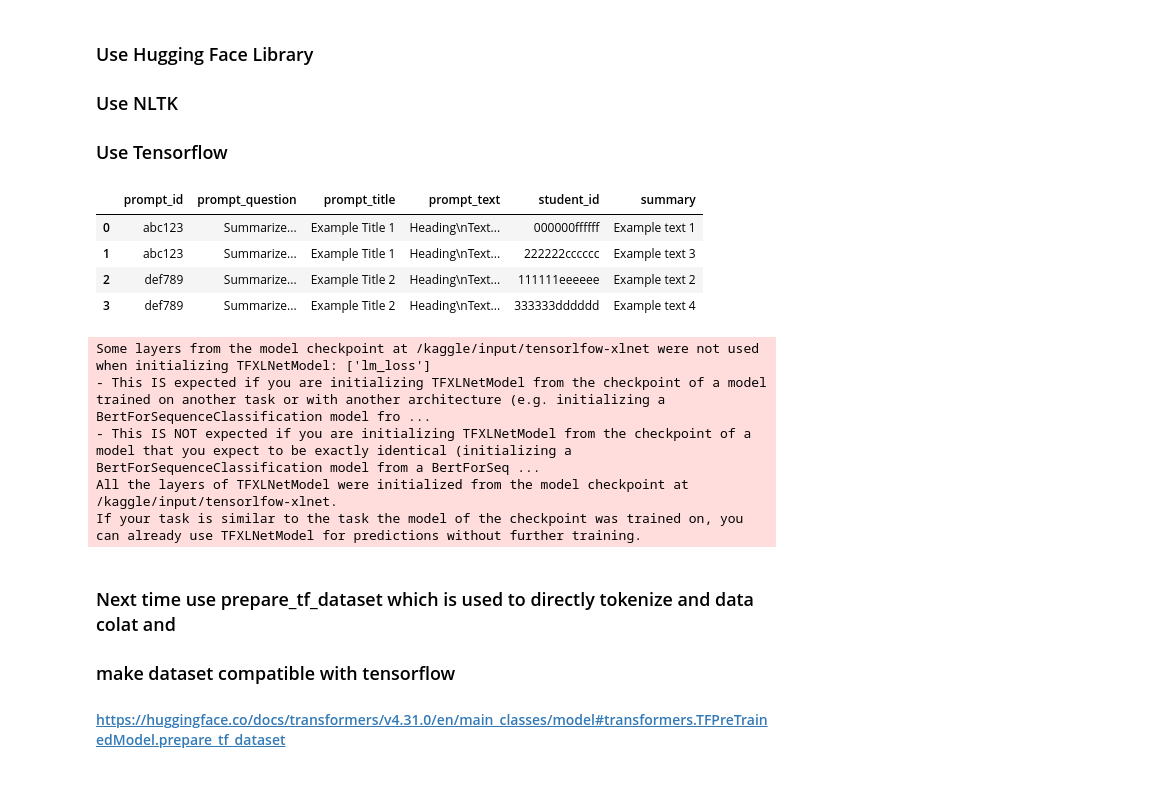
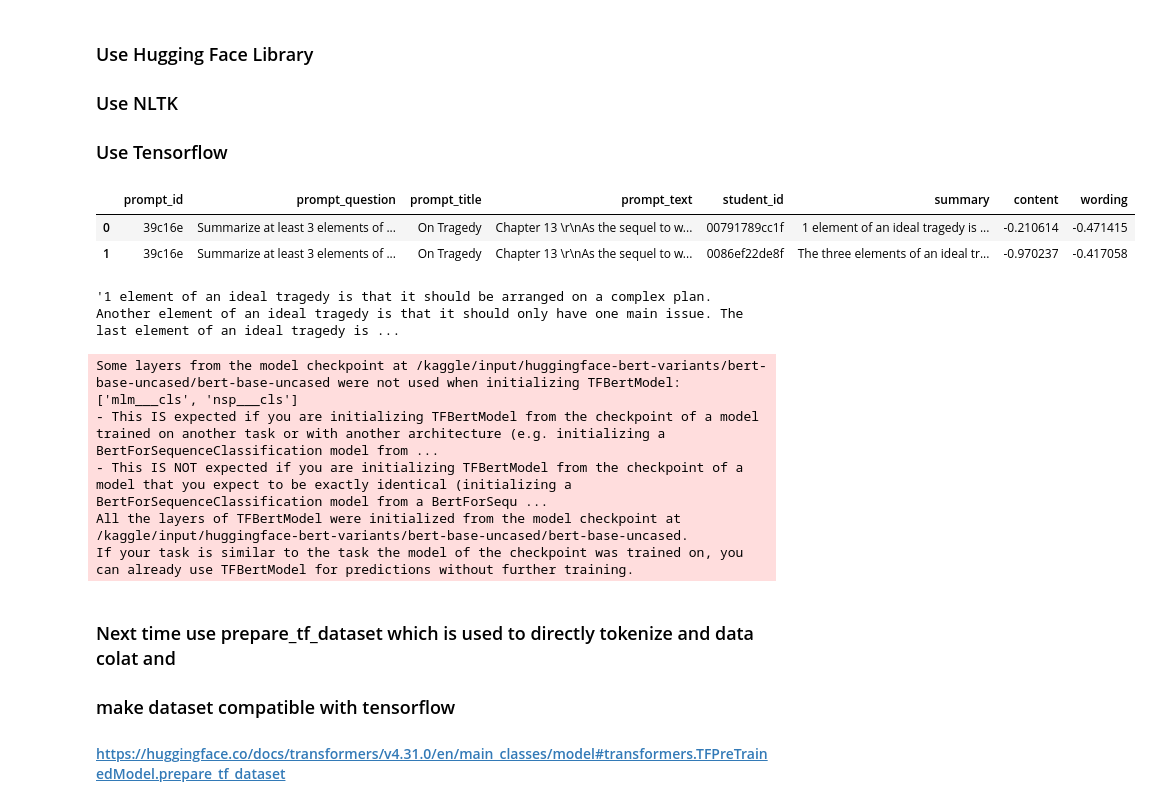
Before and after one commit to PrathmeshAdsod/Evaluate-Student-Summaries, a Jupyter notebook: evaluate student summaries.ipynb, the cells around one changed output. Cells and saved outputs as stored; diff of their text form; code cells hidden in the pictures.

```diff
--- a/evaluate student summaries.ipynb
+++ b/evaluate student summaries.ipynb
@@ -43,11 +45,3 @@ test = pd.merge(prompts_test, summaries_test, on='prompt_id')
 # %%
 train.rename(columns = {'text' : 'summary'}, inplace=True)
 test.rename(columns = {'text' : 'summary'}, inplace=True)
-# %%
-test
-# %% [output]
-|  | prompt_id | prompt_question | prompt_title | prompt_text | student_id | summary |
-| 0 | abc123 | Summarize... | Example Title 1 | Heading\nText... | 000000ffffff | Example text 1 |
-| 1 | abc123 | Summarize... | Example Title 1 | Heading\nText... | 222222cccccc | Example text 3 |
-| 2 | def789 | Summarize... | Example Title 2 | Heading\nText... | 111111eeeeee | Example text 2 |
-| 3 | def789 | Summarize... | Example Title 2 | Heading\nText... | 333333dddddd | Example text 4 |
@@ -63,0 +48,10 @@ dataset_test = prepare_data(test)
+# %%
+train.head(2)
+# %% [output]
+|  | prompt_id | prompt_question | prompt_title | prompt_text | student_id | summary | content | wording |
+| 0 | 39c16e | Summarize at least 3 elements of ... | On Tragedy | Chapter 13 \r\nAs the sequel to w... | 00791789cc1f | 1 element of an ideal tragedy is ... | -0.210614 | -0.471415 |
+| 1 | 39c16e | Summarize at least 3 elements of ... | On Tragedy | Chapter 13 \r\nAs the sequel to w... | 0086ef22de8f | The three elements of an ideal tr... | -0.970237 | -0.417058 |
+# %%
+train['summary'][0]
+# %% [output]
+'1 element of an ideal tragedy is that it should be arranged on a complex plan.  Another element of an ideal tragedy is that it should only have one main issue. The last element of an ideal tragedy is ...
@@ -64,20 +63,21 @@ dataset_test = prepare_data(test)
 # %%
-tokenizer = XLNetTokenizerFast.from_pretrained('/kaggle/input/tensorlfow-xlnet')
-model = TFXLNetModel.from_pretrained('/kaggle/input/tensorlfow-xlnet')
+#from transformers import XLNetTokenizer, TFXLNetModel
+#tokenizer = XLNetTokenizer.from_pretrained('xlnet-base-cased')
+#model = TFXLNetModel.from_pretrained('xlnet-base-cased', return_dict=True)
 
 #from transformers import RobertaTokenizer, TFRobertaModel
 #tokenizer = RobertaTokenizer.from_pretrained('roberta-base-cased')
 #model = TFRobertaModel.from_pretrained('roberta-base-cased', return_dict=True)
 
-#from transformers import AutoTokenizer, TFBertModel
-#model = TFBertModel.from_pretrained('/kaggle/input/huggingface-bert-variants/bert-base-uncased/bert-base-uncased')
-#tokenizer = AutoTokenizer.from_pretrained('/kaggle/input/huggingface-bert-variants/bert-base-uncased/bert-base-uncased')
+from transformers import AutoTokenizer, TFBertModel
+model = TFBertModel.from_pretrained('/kaggle/input/huggingface-bert-variants/bert-base-uncased/bert-base-uncased')
+tokenizer = AutoTokenizer.from_pretrained('/kaggle/input/huggingface-bert-variants/bert-base-uncased/bert-base-uncased')
 # %% [output]
-Some layers from the model checkpoint at /kaggle/input/tensorlfow-xlnet were not used when initializing TFXLNetModel: ['lm_loss']
-- This IS expected if you are initializing TFXLNetModel from the checkpoint of a model trained on another task or with another architecture (e.g. initializing a BertForSequenceClassification model fro ...
-- This IS NOT expected if you are initializing TFXLNetModel from the checkpoint of a model that you expect to be exactly identical (initializing a BertForSequenceClassification model from a BertForSeq ...
-All the layers of TFXLNetModel were initialized from the model checkpoint at /kaggle/input/tensorlfow-xlnet.
-If your task is similar to the task the model of the checkpoint was trained on, you can already use TFXLNetModel for predictions without further training.
+Some layers from the model checkpoint at /kaggle/input/huggingface-bert-variants/bert-base-uncased/bert-base-uncased were not used when initializing TFBertModel: ['mlm___cls', 'nsp___cls']
+- This IS expected if you are initializing TFBertModel from the checkpoint of a model trained on another task or with another architecture (e.g. initializing a BertForSequenceClassification model from ...
+- This IS NOT expected if you are initializing TFBertModel from the checkpoint of a model that you expect to be exactly identical (initializing a BertForSequenceClassification model from a BertForSequ ...
+All the layers of TFBertModel were initialized from the model checkpoint at /kaggle/input/huggingface-bert-variants/bert-base-uncased/bert-base-uncased.
+If your task is similar to the task the model of the checkpoint was trained on, you can already use TFBertModel for predictions without further training.
 # %% [markdown]
 ### Next time use prepare_tf_dataset which is used to directly tokenize and data colat and
 ### make dataset compatible with tensorflow
```
Also changed, not shown: parts of 43 cells of this notebook.
